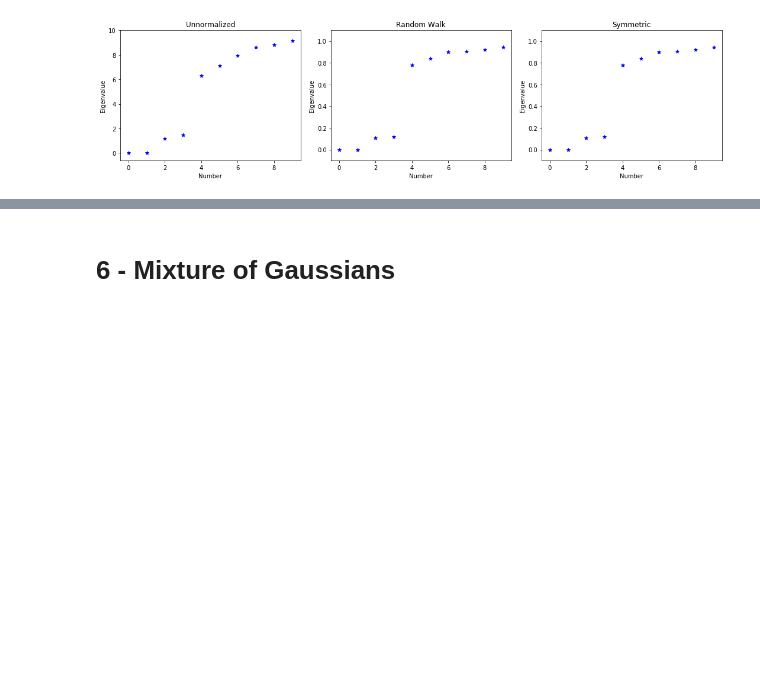
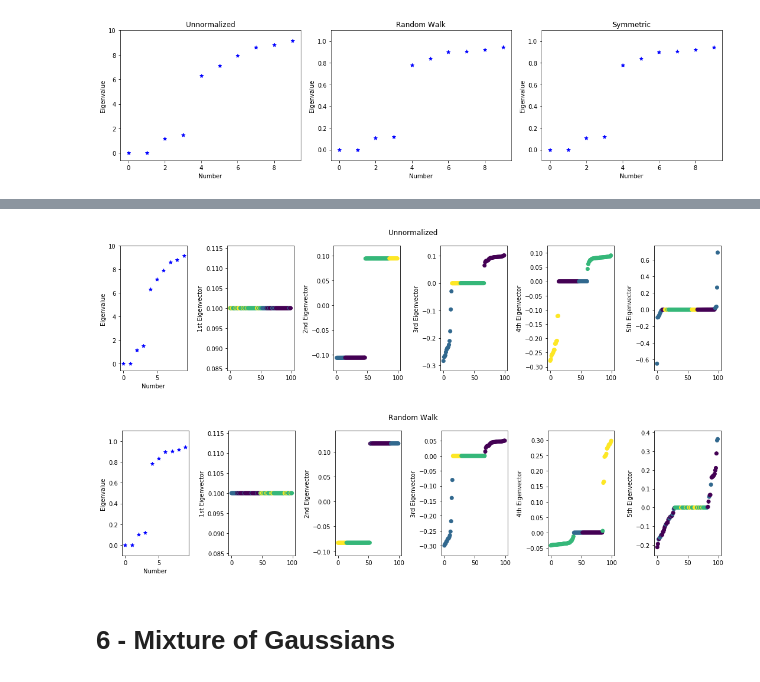
Before and after one commit to msarrias/spectral-clustering, a Jupyter notebook: playground.ipynb, the cells around one changed output, grey strips where cells are left out. Saved outputs shown, nothing was run; the diff lists cells and outputs as text; code cells hidden in the pictures; blank space fills up the shorter version.

```diff
--- a/playground.ipynb
+++ b/playground.ipynb
@@ -534,3 +543,10 @@ f.plot_eigenvalues(eigenvalues_list_h, titles_list, ylim_list, "figures/51-h_dat
+# %%
+rearranged_list = [rearranged_unnorm_evals_h_data,
+                   rearranged_rw_evals_h_data]
+f.plot_eigenvects(rearranged_list, 5, labels, [(-0.6, 10), (-0.1, 1.1)], "figures/52-eigenvecs_h")
+# %% [output]
+[figure, added]
+[figure, added]
 # %% [markdown]
 # 6 - Mixture of Gaussians
 # %%
```
Also changed, not shown: parts of 3 cells of this notebook.
